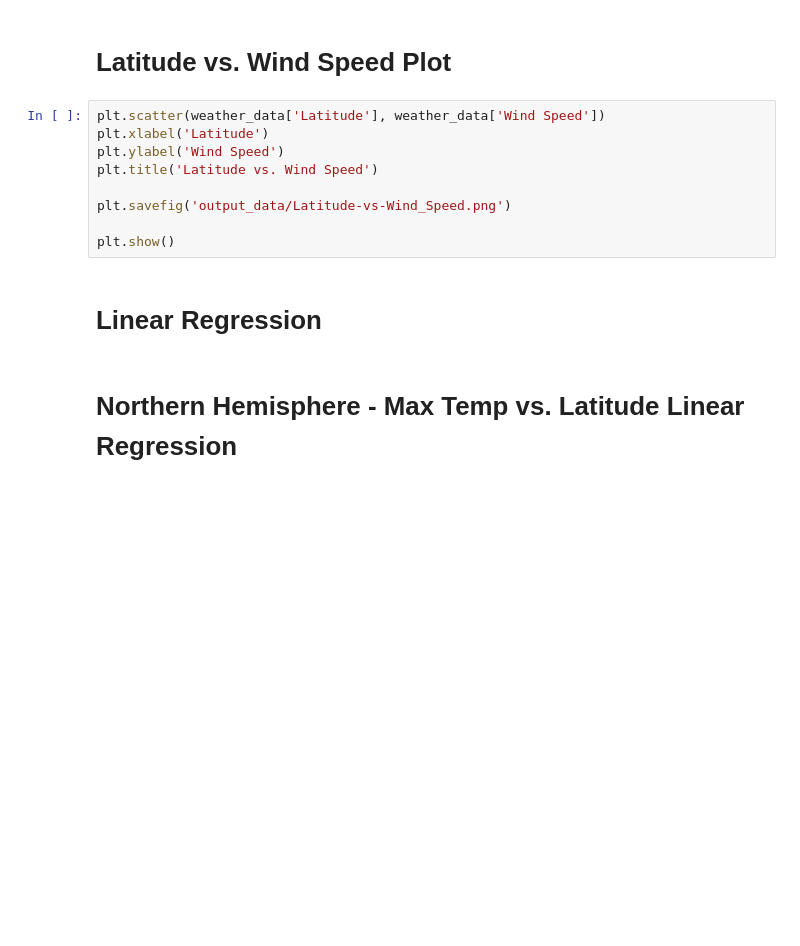
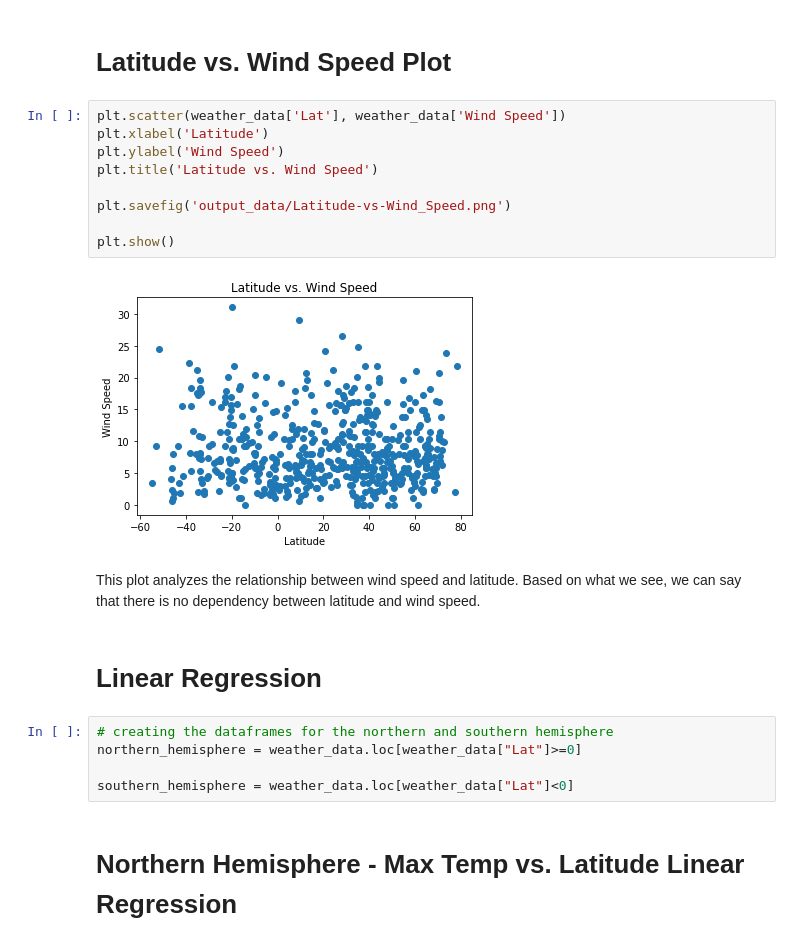
Before and after one commit to ArmandDauti/python-api-challenge, a Jupyter notebook: WeatherPy.ipynb, the cells around one changed output. Cells and saved outputs as stored; diff of their text form; blank space fills up the shorter version.

```diff
--- a/WeatherPy.ipynb
+++ b/WeatherPy.ipynb
@@ -176,15 +226,24 @@ plt.show()
 # %% [markdown]
 # Latitude vs. Wind Speed Plot
 # %%
-plt.scatter(weather_data['Latitude'], weather_data['Wind Speed'])
+plt.scatter(weather_data['Lat'], weather_data['Wind Speed'])
 plt.xlabel('Latitude')
 plt.ylabel('Wind Speed')
 plt.title('Latitude vs. Wind Speed')
 
 plt.savefig('output_data/Latitude-vs-Wind_Speed.png')
 
 plt.show()
+# %% [output]
+[figure, added]
+# %% [markdown]
+This plot analyzes the relationship between wind speed and latitude. Based on what we see, we can say that there is no dependency between latitude and wind speed.
 # %% [markdown]
 # Linear Regression
+# %%
+# creating the dataframes for the northern and southern hemisphere
+northern_hemisphere = weather_data.loc[weather_data["Lat"]>=0]
+
+southern_hemisphere = weather_data.loc[weather_data["Lat"]<0]
 # %% [markdown]
 # Northern Hemisphere - Max Temp vs. Latitude Linear Regression
```
Also changed, not shown: parts of 27 cells of this notebook, 6 other files.
